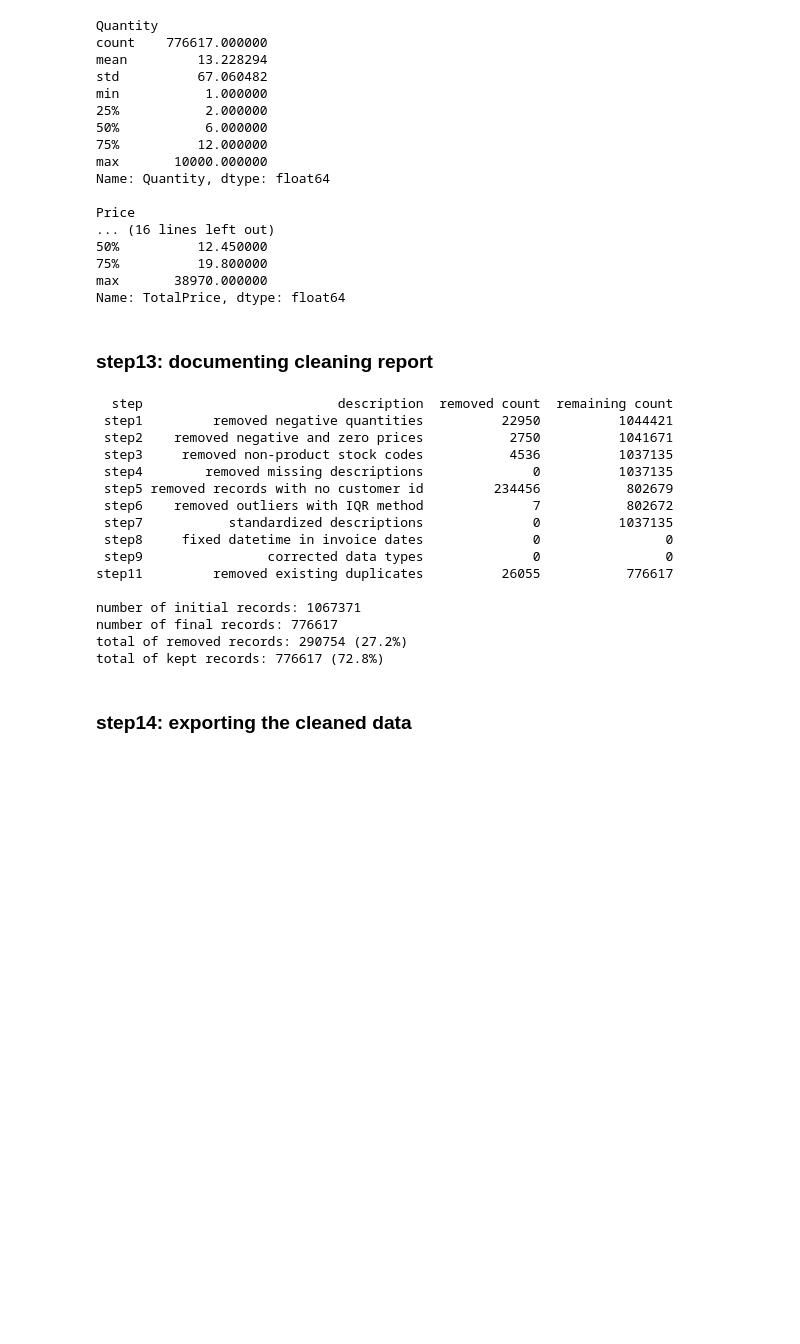
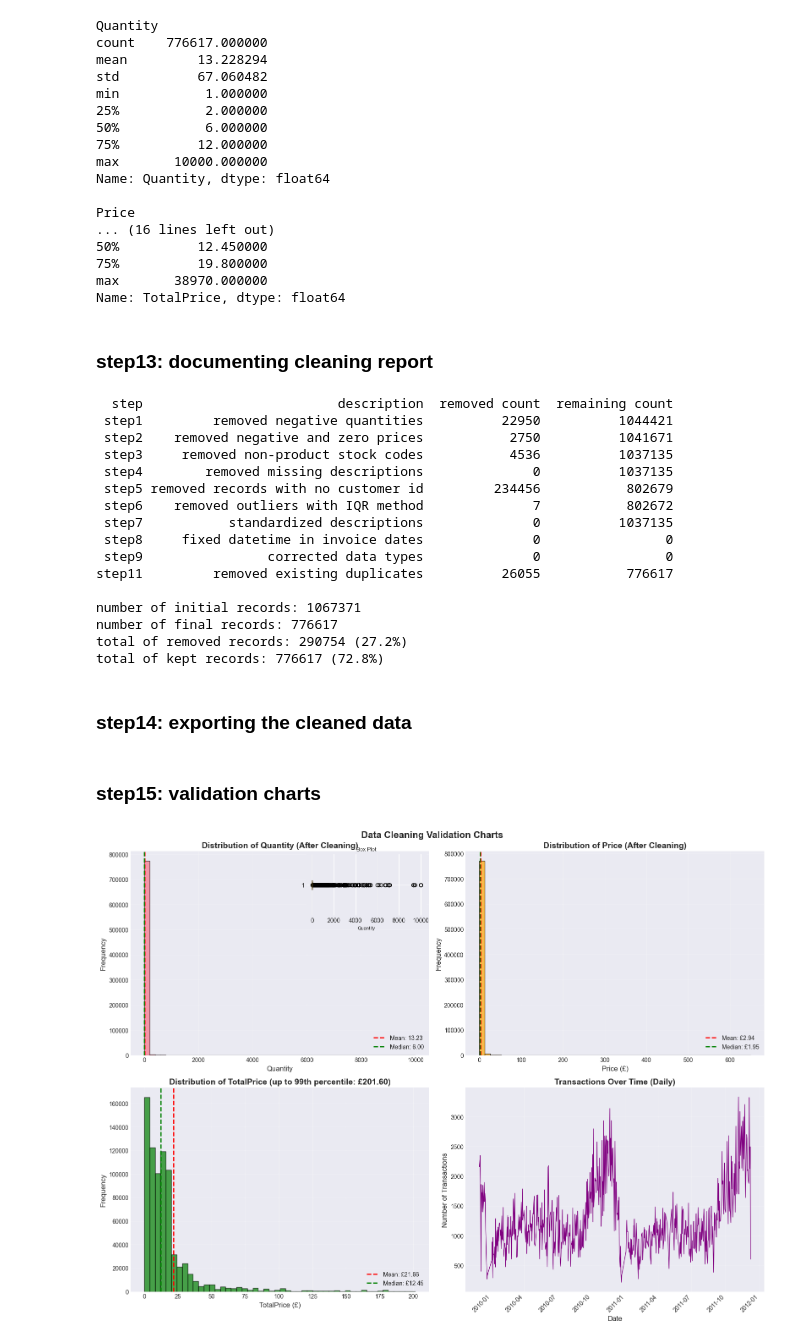
Before and after one commit to Ali-Zabiiihian/moq-price-analysis, a Jupyter notebook: moq price analysis.ipynb, the cells around one changed output. Cells and saved outputs as stored; diff of their text form; code cells hidden in the pictures; blank space fills up the shorter version.

Commit message:
added data validation charts for the cleaned dataset and saved a png of charts

```diff
--- a/moq price analysis.ipynb
+++ b/moq price analysis.ipynb
@@ -577,3 +580,76 @@ df_clean.to_csv('online_retail_cleaned.csv', index=False, encoding='utf-8-sig')
 
 # for faster importing
 df_clean.to_pickle('online_retail_cleaned.pkl')
+# %% [markdown]
+### step15: validation charts
+# %%
+# validating if the extreme outliers are deleted, negative values exist and if the distrobution is normal and logical
+plt.style.use('seaborn-v0_8-darkgrid')
+sns.set_palette("husl")
+
+fig, axes = plt.subplots(2, 2, figsize=(16,12))
+fig.suptitle('Data Cleaning Validation Charts', fontsize=16, fontweight='bold')
+
+# 1) Quantity distrobution chart
+ax1 = axes[0, 0]
+ax1.hist(df_clean['Quantity'], bins=50, edgecolor='black', alpha=0.7)
+ax1.set_xlabel('Quantity', fontsize=12)
+ax1.set_ylabel('Frequency', fontsize=12)
+ax1.set_title('Distribution of Quantity (After Cleaning)', fontsize=14, fontweight='bold')
+ax1.axvline(df_clean['Quantity'].mean(), color='red', linestyle='--', linewidth=2, label=f'Mean: {df_clean["Quantity"].mean():.2f}')
+ax1.axvline(df_clean['Quantity'].median(), color='green', linestyle='--', linewidth=2, label=f'Median: {df_clean["Quantity"].median():.2f}')
+ax1.legend(loc='lower right')
+ax1.grid(True, alpha=0.3)
+
+# adding inset to box plot
+axins1 = inset_axes(ax1, width="40%", height="30%", loc='upper right')
+axins1.boxplot(df_clean['Quantity'], vert=False)
+axins1.set_xlabel('Quantity', fontsize=8)
+axins1.set_title('Box Plot', fontsize=9)
+
+
+# Price distrobution chart
+ax2 = axes[0, 1]
+ax2.hist(df_clean['Price'], bins=50, edgecolor='black', alpha=0.7, color='orange')
+ax2.set_xlabel('Price (£)', fontsize=12)
+ax2.set_ylabel('Frequency', fontsize=12)
+ax2.set_title('Distribution of Price (After Cleaning)', fontsize=14, fontweight='bold')
+ax2.axvline(df_clean['Price'].mean(), color='red', linestyle='--', linewidth=2, label=f'Mean: £{df_clean["Price"].mean():.2f}')
+ax2.axvline(df_clean['Price'].median(), color='green', linestyle='--', linewidth=2, label=f'Median: £{df_clean["Price"].median():.2f}')
+ax2.legend(loc='lower right')
+ax2.grid(True, alpha=0.3)
+
+# TotalPrice distrobution chart
+ax3 = axes[1, 0]
+total_price_99 = df_clean['TotalPrice'].quantile(0.99)
+df_plot = df_clean[df_clean['TotalPrice'] <= total_price_99]
+ax3.hist(df_plot['TotalPrice'], bins=50, edgecolor='black', alpha=0.7, color='green')
+ax3.set_xlabel('TotalPrice (£)', fontsize=12)
+ax3.set_ylabel('Frequency', fontsize=12)
+ax3.set_title(f'Distribution of TotalPrice (up to 99th percentile: £{total_price_99:.2f})', fontsize=14, fontweight='bold')
+ax3.axvline(df_clean['TotalPrice'].mean(), color='red', linestyle='--', linewidth=2, label=f'Mean: £{df_clean["TotalPrice"].mean():.2f}')
+ax3.axvline(df_clean['TotalPrice'].median(), color='green', linestyle='--', linewidth=2, label=f'Median: £{df_clean["TotalPrice"].median():.2f}')
+ax3.legend(loc='lower right')
+ax3.grid(True, alpha=0.3)
+
+# number of transactions in time chart
+ax4 = axes[1, 1]
+daily_transactions = df_clean.groupby(df_clean['InvoiceDate'].dt.date).size()
+ax4.plot(daily_transactions.index, daily_transactions.values, linewidth=1, color='purple')
+ax4.set_xlabel('Date', fontsize=12)
+ax4.set_ylabel('Number of Transactions', fontsize=12)
+ax4.set_title('Transactions Over Time (Daily)', fontsize=14, fontweight='bold')
+ax4.grid(True, alpha=0.3)
+
+# rotating the x axes
+for label in ax4.get_xticklabels():
+    label.set_rotation(45)
+    label.set_ha('right')
+
+plt.tight_layout()
+
+# saving the charts
+chart_filename = 'data_cleaning_validation.png'
+plt.savefig(chart_filename, dpi=300, bbox_inches='tight')
+# %% [output]
+[figure, added]
```
Also changed, not shown: parts of 1 cell of this notebook.
